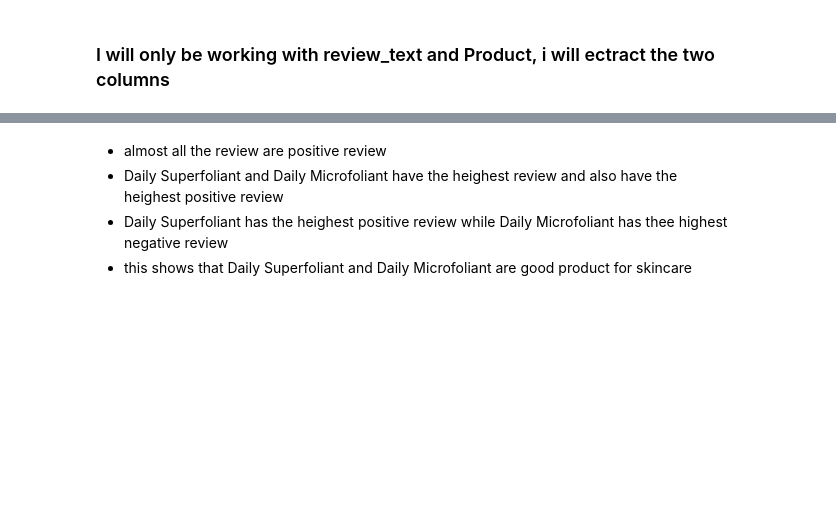
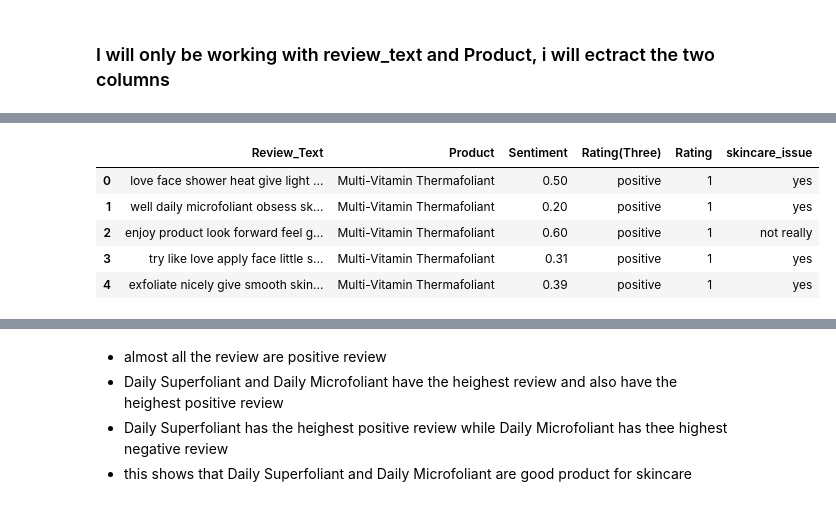
Before and after one commit to FaizaYusuf/EDA-and-Sentiment-Analyisis-on-Skincare-Review, a Jupyter notebook: Assignment_9 .ipynb, the cells around one changed output, grey strips where cells are left out. Saved outputs shown, nothing was run; the diff lists cells and outputs as text; code cells hidden in the pictures; blank space fills up the shorter version.

```diff
--- a/Assignment_9 .ipynb
+++ b/Assignment_9 .ipynb
@@ -275,0 +189,10 @@ plt.show()
+# %%
+# cleaned data
+df1.head()
+# %% [output]
+|  | Review_Text | Product | Sentiment | Rating(Three) | Rating | skincare_issue |
+| 0 | love face shower heat give light ... | Multi-Vitamin Thermafoliant | 0.50 | positive | 1 | yes |
+| 1 | well daily microfoliant obsess sk... | Multi-Vitamin Thermafoliant | 0.20 | positive | 1 | yes |
+| 2 | enjoy product look forward feel g... | Multi-Vitamin Thermafoliant | 0.60 | positive | 1 | not really |
+| 3 | try like love apply face little s... | Multi-Vitamin Thermafoliant | 0.31 | positive | 1 | yes |
+| 4 | exfoliate nicely give smooth skin... | Multi-Vitamin Thermafoliant | 0.39 | positive | 1 | yes |
```
Also changed, not shown: parts of 47 cells of this notebook, 1 other file.
